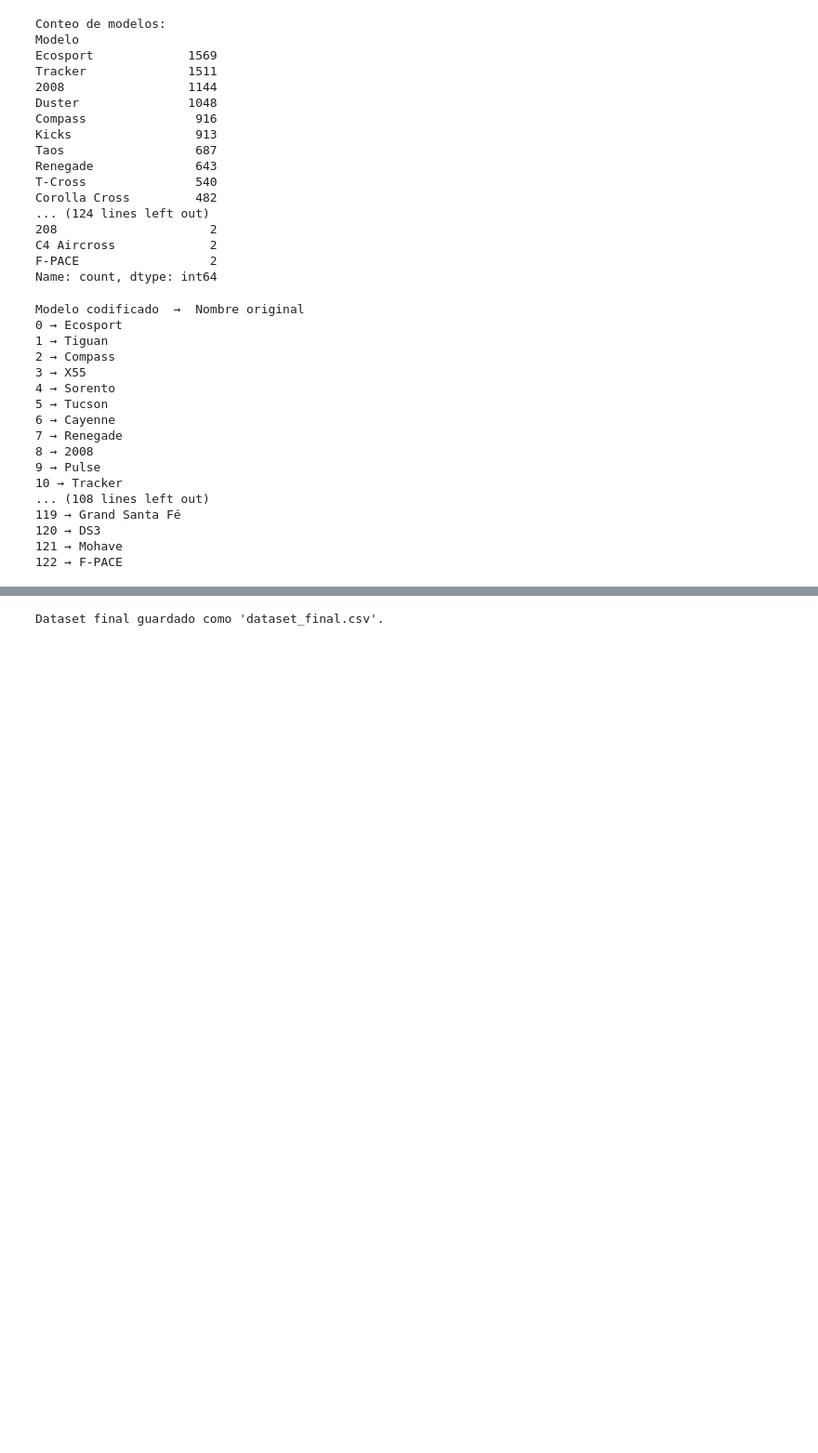
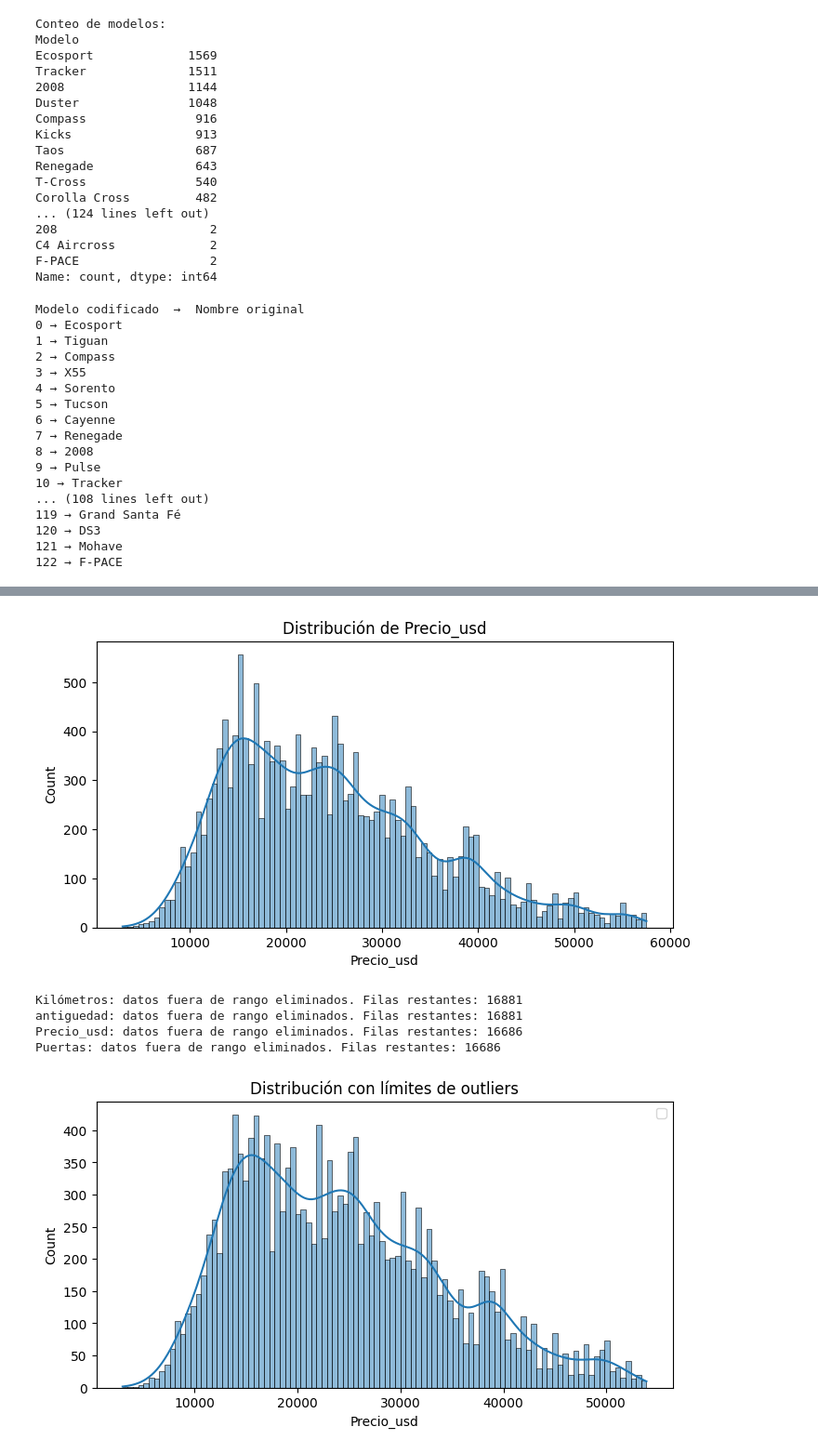
Before and after one commit to matilein/ProyectoML, a Jupyter notebook: final_dataset.ipynb, the cells around one changed output, grey strips where cells are left out. Shown at 93% size. Cells and saved outputs as stored; diff of their text form; code cells hidden in the pictures; blank space fills up the shorter version.

```diff
--- a/final_dataset.ipynb
+++ b/final_dataset.ipynb
@@ -307,11 +307,47 @@ df.drop(columns=['cluster_gmm_fusionado','cluster_gmm'], inplace=True, errors='i
 
 #one hot con cluster
 df = pd.get_dummies(df, columns=['cluster_gmm_fusionado_reindexado'], prefix='cluster')
-
-
-
-# guardar el dataset final
-df.to_csv("dataset_final.csv", index=False)
-print("Dataset final guardado como 'dataset_final.csv'.")
-# %% [output]
-Dataset final guardado como 'dataset_final.csv'.
+# %%
+import matplotlib.pyplot as plt
+import seaborn as sns
+# Histograma del precio
+plt.figure(figsize=(8, 4))
+sns.histplot(df['Precio_usd'], bins=100, kde=True)
+plt.title('Distribución de Precio_usd')
+plt.show()
+
+
+# Copia de trabajo
+df_sin_outliers = df.copy()
+
+# Lista de columnas numéricas
+columnas_numericas = ['Kilómetros', 'antiguedad', 'Precio_usd', 'Puertas']  # ajustá según tu dataset
+
+# Eliminar outliers en cada columna numérica
+for col in columnas_numericas:
+    Q1 = df_sin_outliers[col].quantile(0.25)
+    Q3 = df_sin_outliers[col].quantile(0.75)
+    IQR = Q3 - Q1
+    limite_inferior = Q1 - 1.5 * IQR
+    limite_superior = Q3 + 1.5 * IQR
+
+    # Filtramos dentro de los límites
+    df_sin_outliers = df_sin_outliers[
+        (df_sin_outliers[col] >= limite_inferior) & (df_sin_outliers[col] <= limite_superior)
+    ]
+
+    print(f"{col}: datos fuera de rango eliminados. Filas restantes: {df_sin_outliers.shape[0]}")
+
+
+plt.figure(figsize=(8, 4))
+sns.histplot(df_sin_outliers['Precio_usd'], bins=100, kde=True)
+plt.title('Distribución con límites de outliers')
+plt.legend()
+plt.show()
+# %% [output]
+[figure, added]
+Kilómetros: datos fuera de rango eliminados. Filas restantes: 16881
+antiguedad: datos fuera de rango eliminados. Filas restantes: 16881
+Precio_usd: datos fuera de rango eliminados. Filas restantes: 16686
+Puertas: datos fuera de rango eliminados. Filas restantes: 16686
+[figure, added]
```
Also changed, not shown: parts of 5 cells of this notebook, 33 other files.
